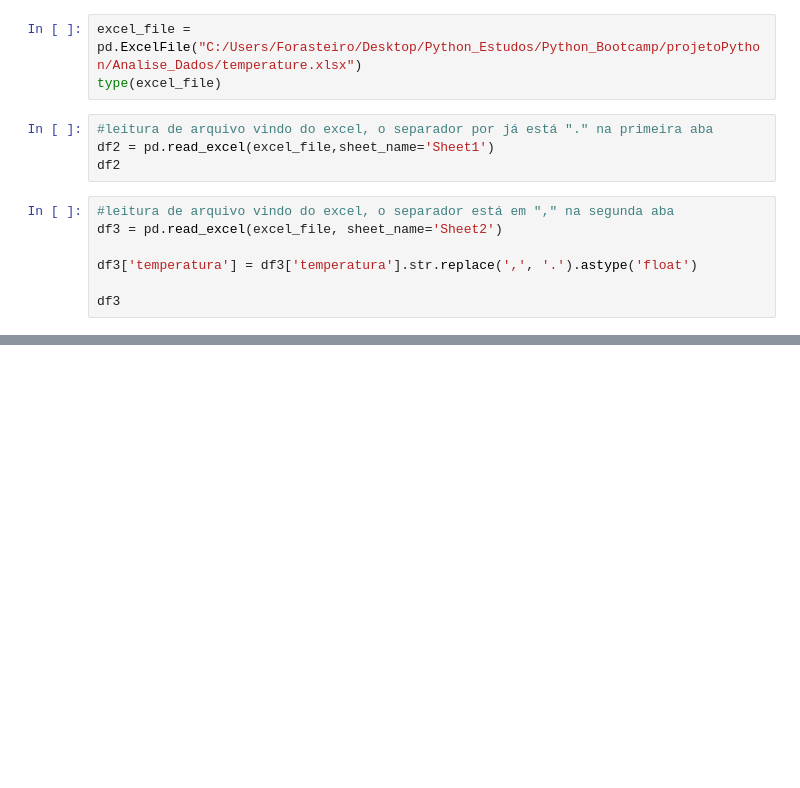
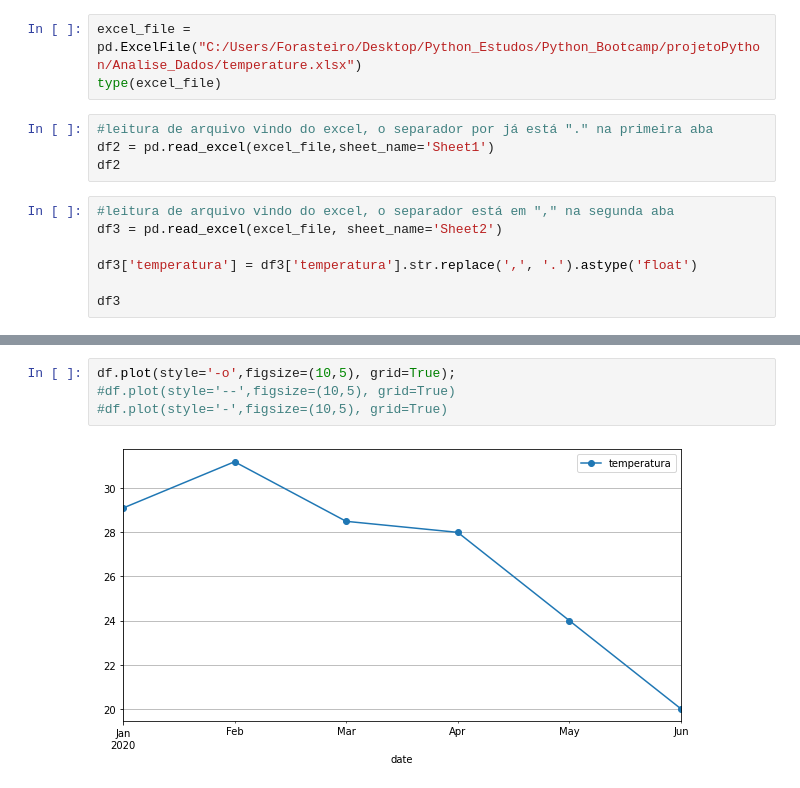
Before and after one commit to IgnacioAI/training, a Jupyter notebook: Analise_Dados/testePandas.ipynb, the cells around one changed output, grey strips where cells are left out. Saved outputs shown, nothing was run; the diff lists cells and outputs as text; blank space fills up the shorter version.

```diff
--- a/Analise_Dados/testePandas.ipynb
+++ b/Analise_Dados/testePandas.ipynb
@@ -21,0 +77,6 @@ df3
+# %%
+df.plot(style='-o',figsize=(10,5), grid=True);
+#df.plot(style='--',figsize=(10,5), grid=True)
+#df.plot(style='-',figsize=(10,5), grid=True)
+# %% [output]
+[figure, added]
```
Also changed, not shown: parts of 16 cells of this notebook.
